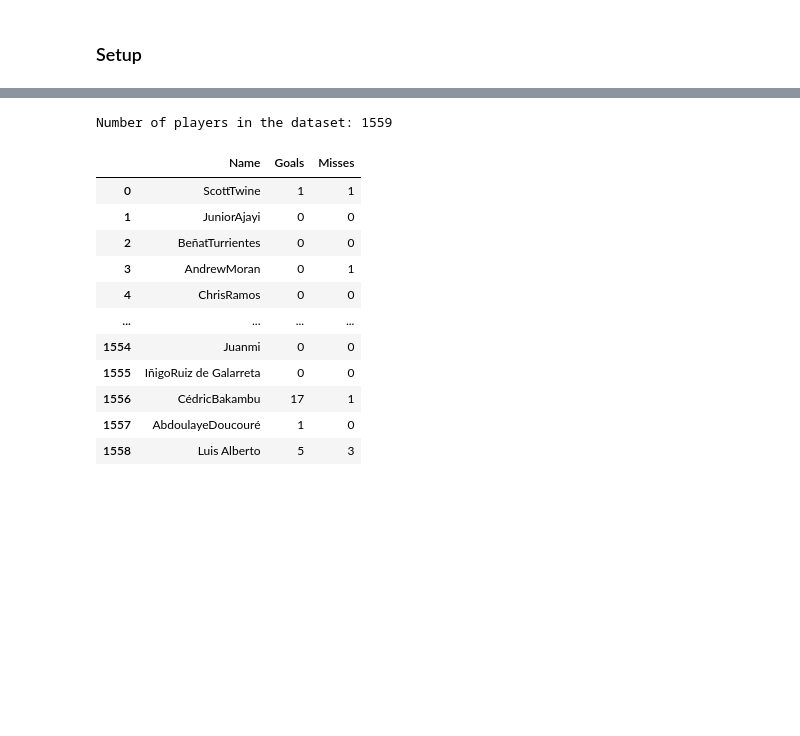
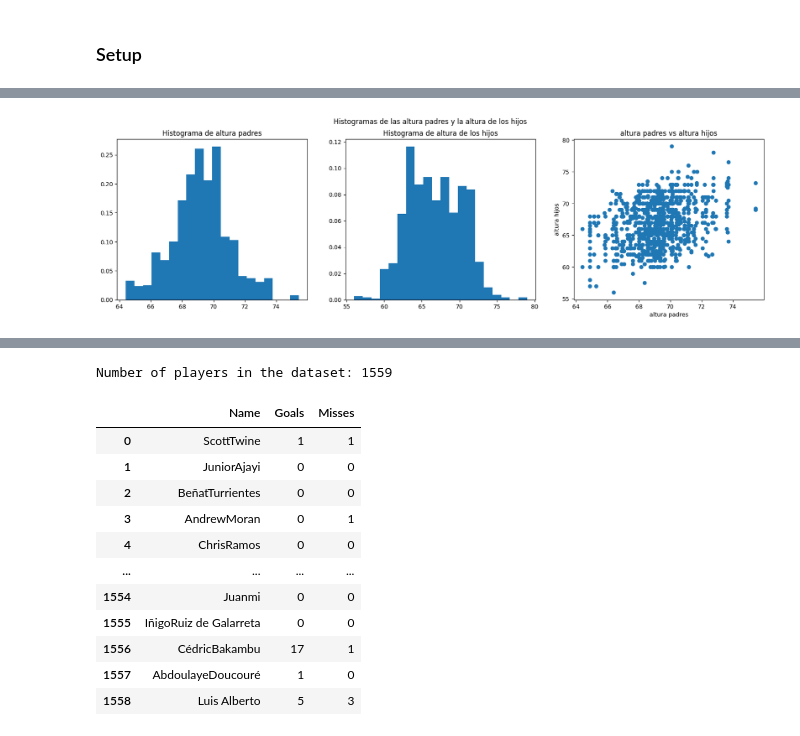
Before and after one commit to MatiMoran/EstimacionBayesiana, a Jupyter notebook: entregables/2/entrega_2.ipynb, the cells around one changed output, grey strips where cells are left out. Saved outputs shown, nothing was run; the diff lists cells and outputs as text; code cells hidden in the pictures; blank space fills up the shorter version.

```diff
--- a/entregables/2/entrega_2.ipynb
+++ b/entregables/2/entrega_2.ipynb
@@ -83,0 +112,4 @@ np.random.seed(42)
+# %%
+#https://www.kaggle.com/datasets/jacopoferretti/parents-heights-vs-children-heights-galton-data?select=GaltonFamilies.csv
+df_height = pd.read_csv('../../sandbox/parents_children_heights/GaltonFamilies.csv')
+df_height
@@ -83,0 +130,23 @@ np.random.seed(42)
+# %%
+bins_n=20
+
+fig, ax = plt.subplots(1, 3, figsize=(20, 5))
+fig.suptitle('Histogramas de las altura padres y la altura de los hijos')
+
+ax[0].plot()
+ax[0].set_title('Histograma de altura padres')
+ax[0].hist(df_height.midparentHeight, bins=bins_n, density=True,)
+
+ax[1].plot()
+ax[1].set_title('Histograma de altura de los hijos')
+ax[1].hist(df_height.childHeight, bins=bins_n, density=True)
+
+ax[2].plot()
+ax[2].set_title('altura padres vs altura hijos')
+ax[2].scatter(df_height.midparentHeight, df_height.childHeight)
+ax[2].set_xlabel('altura padres')
+ax[2].set_ylabel('altura hijos')
+
+plt.show()
+# %% [output]
+[figure, added]
```
Also changed, not shown: parts of 12 cells of this notebook, 6 other files.
